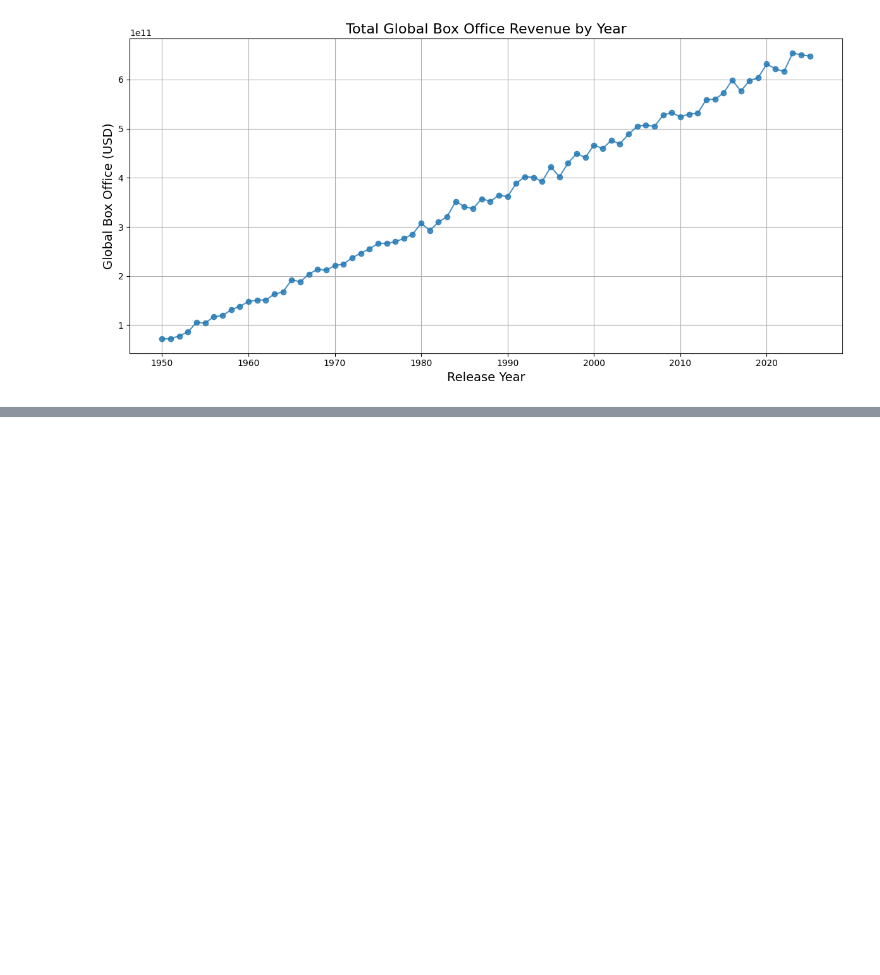
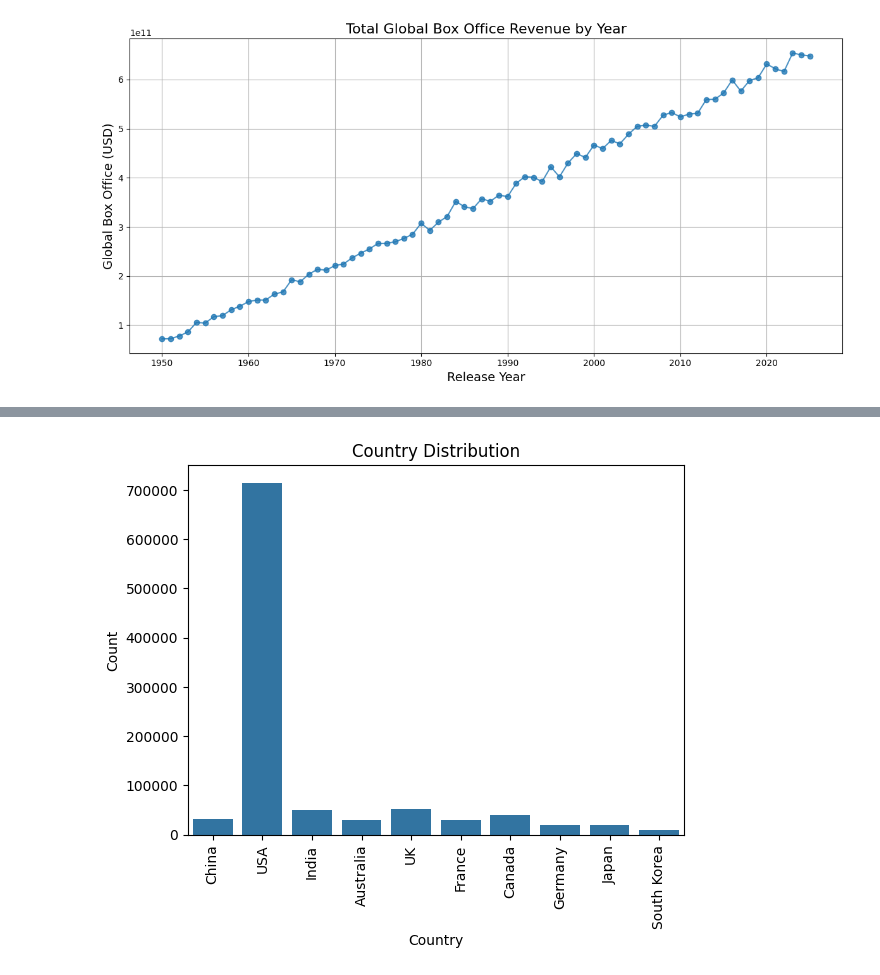
Before and after one commit to kxrrym03/Movies-Dataset, a Jupyter notebook: Movies_Analysis.ipynb, the cells around one changed output, grey strips where cells are left out. Cells and saved outputs as stored; diff of their text form; code cells hidden in the pictures; blank space fills up the shorter version.

```diff
--- a/Movies_Analysis.ipynb
+++ b/Movies_Analysis.ipynb
@@ -91,0 +92,9 @@ plt.show()
+# %%
+sns.countplot(data=df, x='Country')
+plt.title('Country Distribution')
+plt.xlabel('Country')
+plt.xticks(rotation=90)
+plt.ylabel('Count')
+plt.show()
+# %% [output]
+[figure, added]
```
Also changed, not shown: parts of 1 cell of this notebook.
